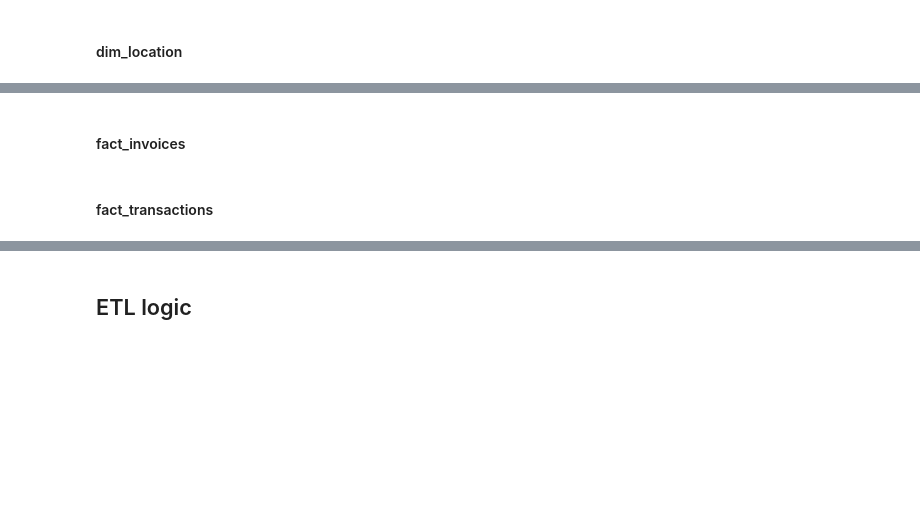
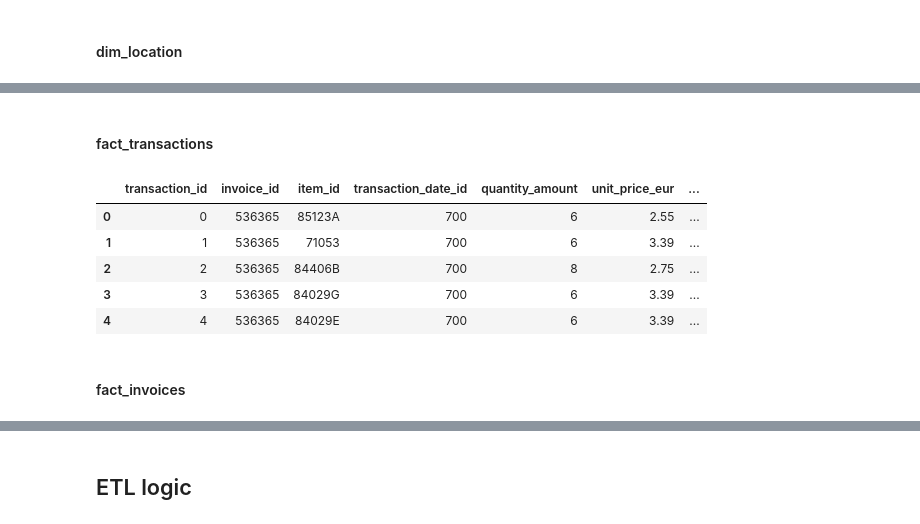
Before and after one commit to EAlmazanG/e2e-shop-pipedash, a Jupyter notebook: notebooks/prepare_data.ipynb, the cells around one changed output, grey strips where cells are left out. Cells and saved outputs as stored; diff of their text form; code cells hidden in the pictures; blank space fills up the shorter version.

Commit message:
add last fact tables and adjust countries

```diff
--- a/notebooks/prepare_data.ipynb
+++ b/notebooks/prepare_data.ipynb
@@ -545,0 +625,10 @@ display(dim_location.head())
+# %%
+dim_location = pd.DataFrame(country_data)
+
+dim_location['country_id'] = dim_location['country_id'].astype('Int64')
+dim_location['iso_country_code'] = dim_location['iso_country_code'].astype(str)
+dim_location['country_name'] = dim_location['country_name'].astype(str)
+dim_location['country_code_name'] = dim_location['country_code_name'].astype(str)
+
+dim_location = dim_location[['country_id','iso_country_code', 'country_name', 'country_code_name']]
+display(dim_location.head())
@@ -546,4 +642,24 @@ display(dim_location.head())
+# %% [markdown]
+#### fact_transactions
+# %%
+fact_transactions = transactions.copy()
+fact_transactions['transaction_date_id'] = fact_transactions['event_timestamp_invoiced_at'].dt.date.map(
+    dim_date.set_index('date')['date_id']
+)
+fact_transactions['country_id'] = fact_transactions['country_name'].map(
+    dim_location.set_index('country_name')['country_id']
+)
+fact_transactions['total_price_eur'] = fact_transactions['quantity_amount'] * fact_transactions['unit_price_eur']
+fact_transactions = fact_transactions[['transaction_id', 'invoice_id', 'item_id', 'transaction_date_id',
+                                       'quantity_amount', 'unit_price_eur', 'total_price_eur', 'customer_id',
+                                       'country_id', 'is_return']]
+display(fact_transactions.head())
+# %% [output]
+|  | transaction_id | invoice_id | item_id | transaction_date_id | quantity_amount | unit_price_eur | ... |
+| 0 | 0 | 536365 | 85123A | 700 | 6 | 2.55 | ... |
+| 1 | 1 | 536365 | 71053 | 700 | 6 | 3.39 | ... |
+| 2 | 2 | 536365 | 84406B | 700 | 8 | 2.75 | ... |
+| 3 | 3 | 536365 | 84029G | 700 | 6 | 3.39 | ... |
+| 4 | 4 | 536365 | 84029E | 700 | 6 | 3.39 | ... |
 # %% [markdown]
 #### fact_invoices
-# %% [markdown]
-#### fact_transactions
```
Also changed, not shown: parts of 9 cells of this notebook.
